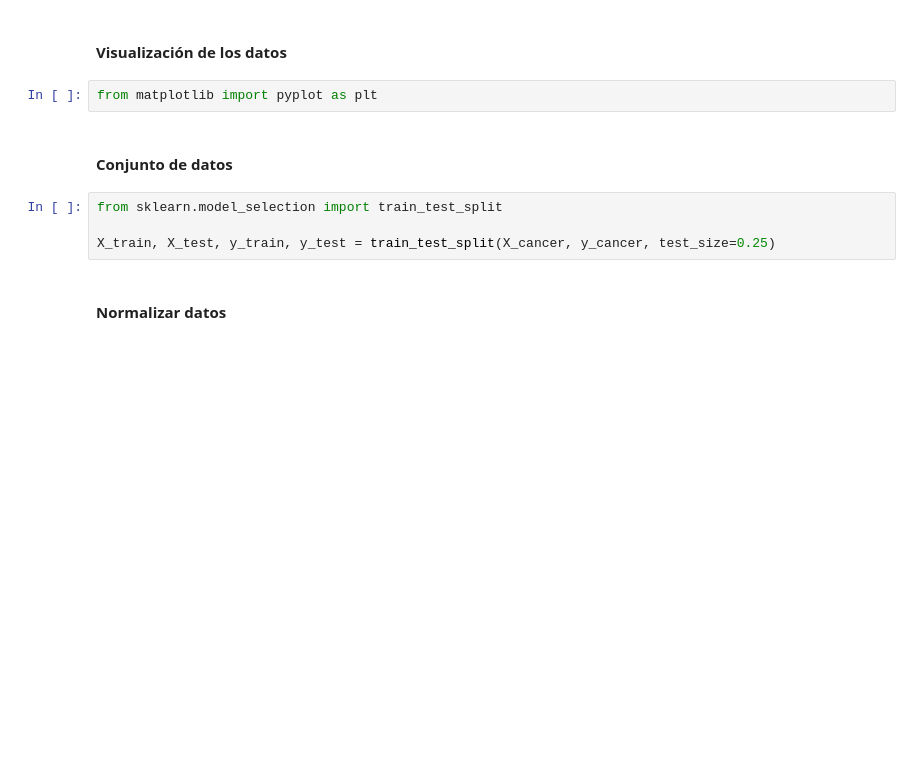
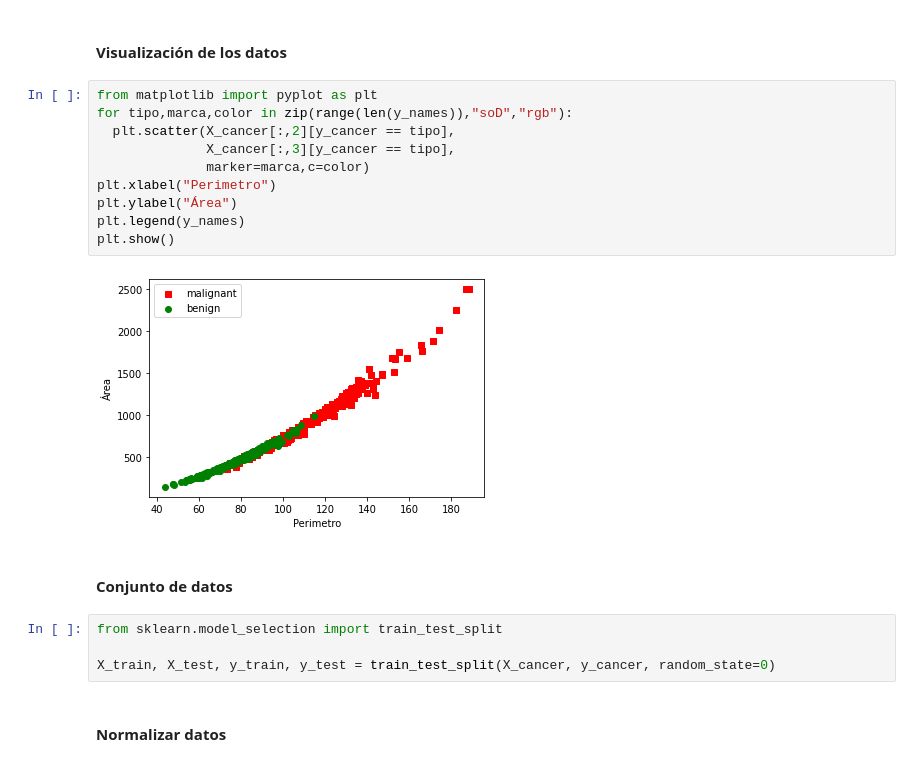
Before and after one commit to Xus72/AIA, a Jupyter notebook: Knn-Cancer-mama.ipynb, the cells around one changed output. Saved outputs shown, nothing was run; the diff lists cells and outputs as text; blank space fills up the shorter version.

Commit message:
graphic

```diff
--- a/Knn-Cancer-mama.ipynb
+++ b/Knn-Cancer-mama.ipynb
@@ -72,14 +72,24 @@ X_cancer, y_cancer = cancer.data, cancer.target
 X_names, y_names = cancer.feature_names, cancer.target_names
 # %% [markdown]
 #### Visualización de los datos
-# %%
-from matplotlib import pyplot as plt
+# %%
+from matplotlib import pyplot as plt
+for tipo,marca,color in zip(range(len(y_names)),"soD","rgb"):
+  plt.scatter(X_cancer[:,2][y_cancer == tipo],
+              X_cancer[:,3][y_cancer == tipo],
+              marker=marca,c=color)
+plt.xlabel("Perimetro")
+plt.ylabel("Área")
+plt.legend(y_names)
+plt.show()
+# %% [output]
+[figure, added]
 # %% [markdown]
 #### Conjunto de datos
 # %%
 from sklearn.model_selection import train_test_split
 
-X_train, X_test, y_train, y_test = train_test_split(X_cancer, y_cancer, test_size=0.25)
+X_train, X_test, y_train, y_test = train_test_split(X_cancer, y_cancer, random_state=0)
 # %% [markdown]
 #### Normalizar datos
 # %%
```
Also changed, not shown: parts of 8 cells of this notebook.
